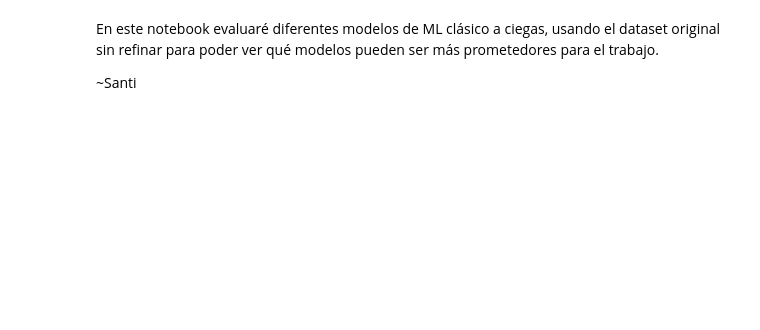
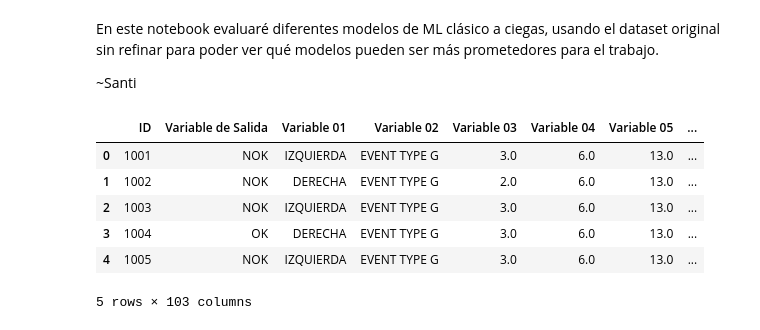
Before and after one commit to marrtinpenedo/PLUTO, a Jupyter notebook: notebooks/pruebas_clasif_rawdata.ipynb, the cells around one changed output. Cells and saved outputs as stored; diff of their text form; code cells hidden in the pictures; blank space fills up the shorter version.

```diff
--- a/notebooks/pruebas_clasif_rawdata.ipynb
+++ b/notebooks/pruebas_clasif_rawdata.ipynb
@@ -14,0 +25,12 @@ import pandas as pd
+# %%
+data = pd.read_excel("../data/raw/Dataset_v2_anonimizado.xlsx")
+# %%
+data.head()
+# %% [output]
+|  | ID | Variable de Salida | Variable 01 | Variable 02 | Variable 03 | Variable 04 | Variable 05 | ... |
+| 0 | 1001 | NOK | IZQUIERDA | EVENT TYPE G | 3.0 | 6.0 | 13.0 | ... |
+| 1 | 1002 | NOK | DERECHA | EVENT TYPE G | 2.0 | 6.0 | 13.0 | ... |
+| 2 | 1003 | NOK | IZQUIERDA | EVENT TYPE G | 3.0 | 6.0 | 13.0 | ... |
+| 3 | 1004 | OK | DERECHA | EVENT TYPE G | 3.0 | 6.0 | 13.0 | ... |
+| 4 | 1005 | NOK | IZQUIERDA | EVENT TYPE G | 3.0 | 6.0 | 13.0 | ... |
+5 rows × 103 columns
```
Also changed, not shown: parts of 15 cells of this notebook, 9 other files.
